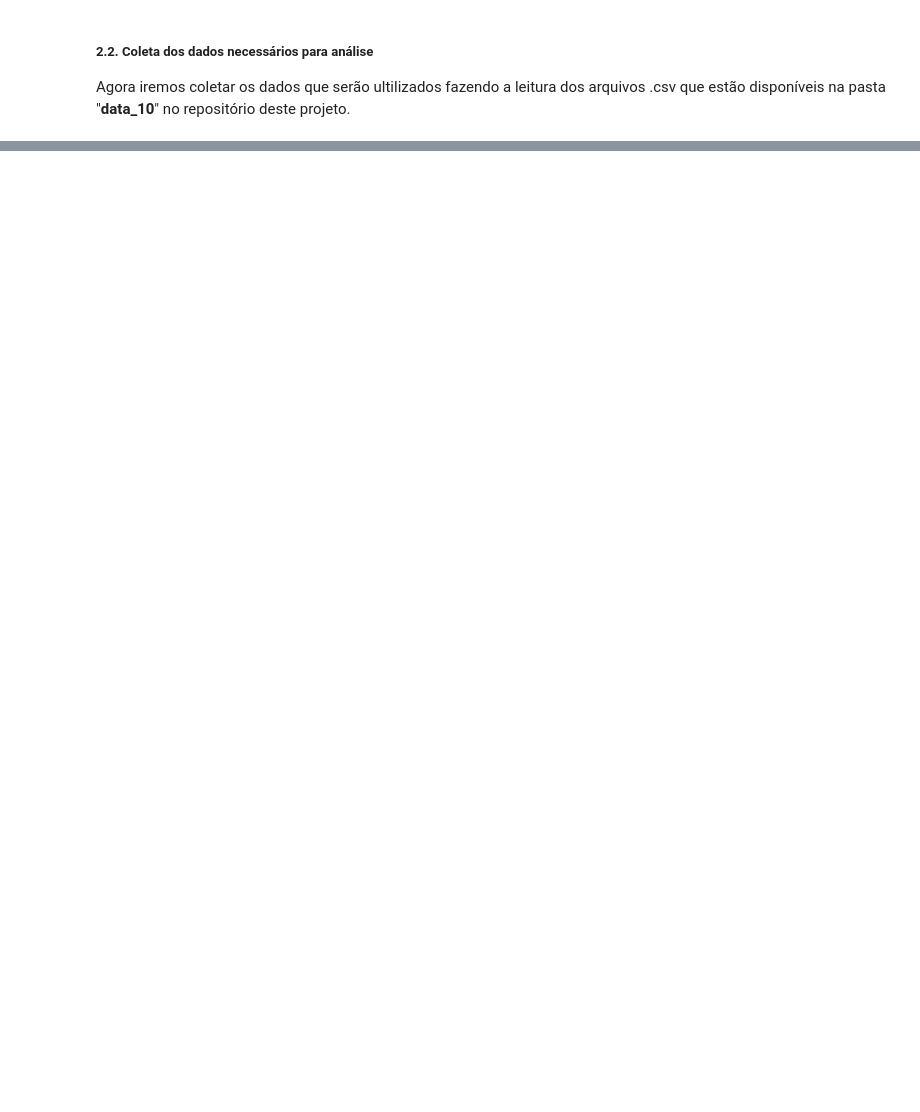
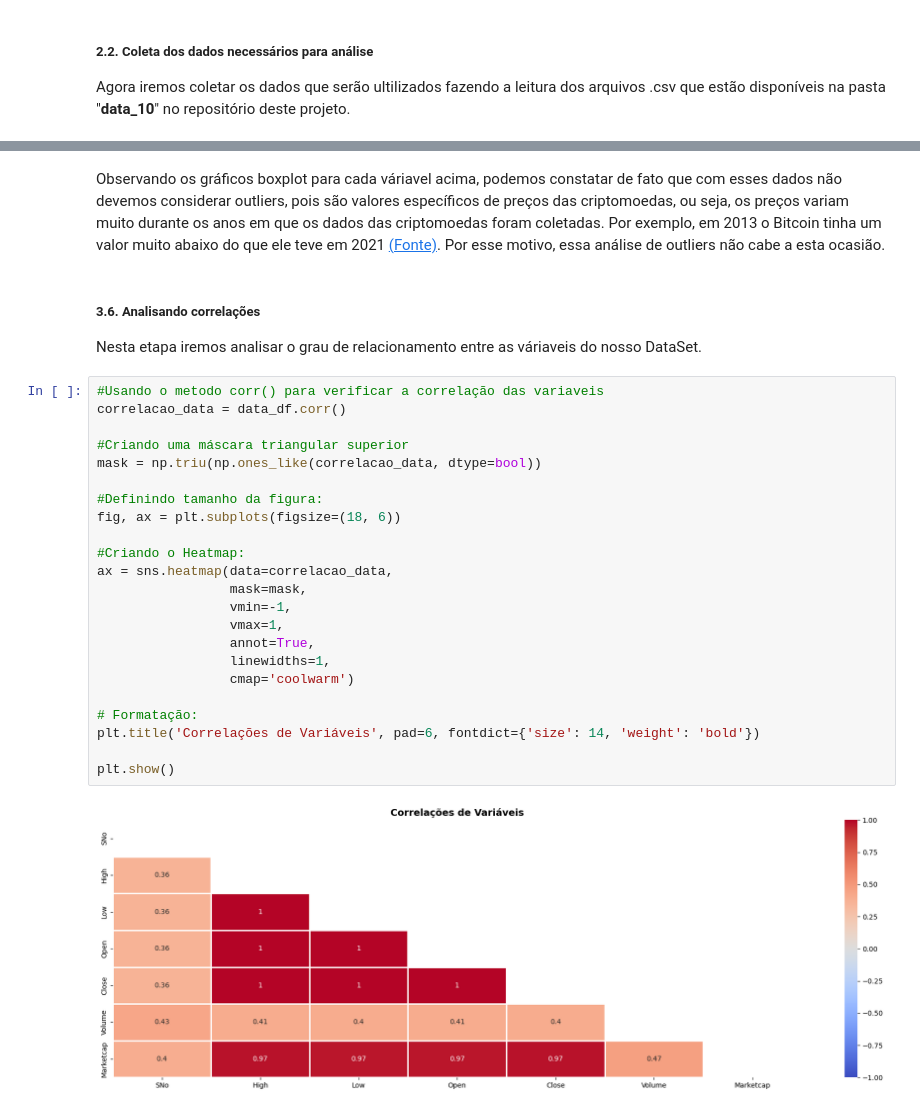
Before and after one commit to gideoni-santos/HermesCrypto, a Jupyter notebook: relatorio.ipynb, the cells around one changed output, grey strips where cells are left out. Drawn from its saved outputs; the diff is of its cells as text; blank space fills up the shorter version.

```diff
--- a/relatorio.ipynb
+++ b/relatorio.ipynb
@@ -91,0 +229,31 @@ Moeda: coin_Tether.csv coletada com sucesso!
+# %% [markdown]
+Observando os gráficos boxplot para cada váriavel acima, podemos constatar de fato que com esses dados não devemos considerar outliers, pois são valores específicos de preços das criptomoedas, ou seja, os preços variam muito durante os anos em que os dados das criptomoedas foram coletadas. Por exemplo, em 2013 o Bitcoin tinha um valor muito abaixo do que ele teve em 2021 [(Fonte)](https://academy.bit2me.com/pt/precio-historico-del-bitcoin/). Por esse motivo, essa análise de outliers não cabe a esta ocasião.
+# %% [markdown]
+##### **3.6. Analisando correlações**
+
+Nesta etapa iremos analisar o grau de relacionamento entre as váriaveis do nosso DataSet.
+# %%
+#Usando o metodo corr() para verificar a correlação das variaveis
+correlacao_data = data_df.corr()
+
+#Criando uma máscara triangular superior
+mask = np.triu(np.ones_like(correlacao_data, dtype=bool))
+
+#Definindo tamanho da figura:
+fig, ax = plt.subplots(figsize=(18, 6))
+
+#Criando o Heatmap:
+ax = sns.heatmap(data=correlacao_data,
+                 mask=mask,
+                 vmin=-1,
+                 vmax=1,
+                 annot=True,
+                 linewidths=1,
+                 cmap='coolwarm')
+
+# Formatação:
+plt.title('Correlações de Variáveis', pad=6, fontdict={'size': 14, 'weight': 'bold'})
+
+plt.show()
+# %% [output]
+[figure, added]
```
Also changed, not shown: parts of 17 cells of this notebook.
